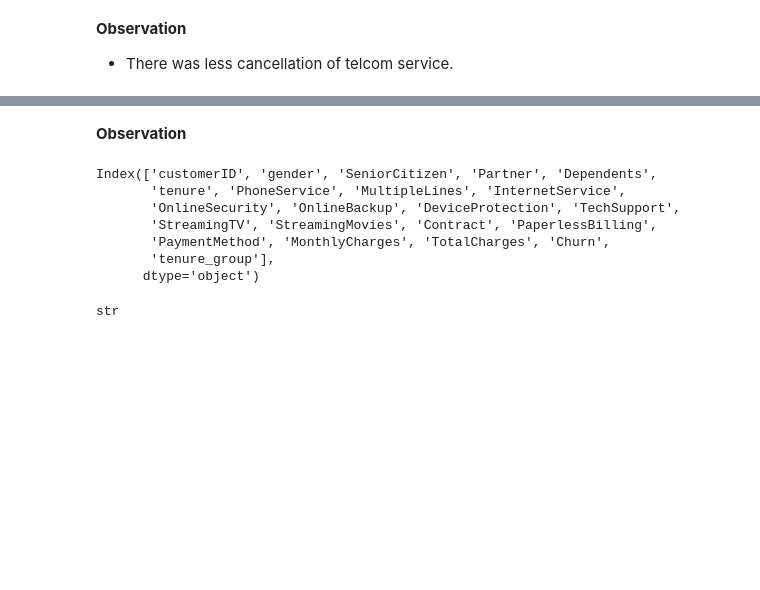
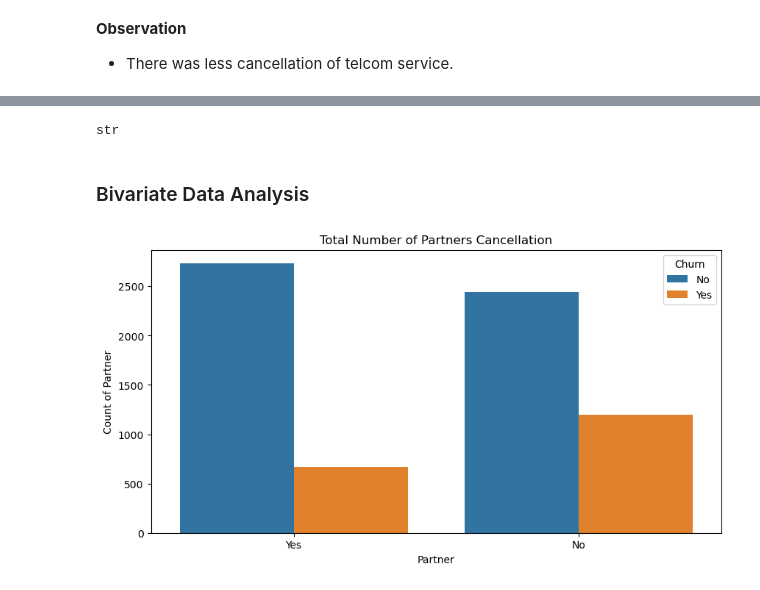
Before and after one commit to chemutai254/ML_Projects, a Jupyter notebook: Capstone_Project/CustomerChurnPrediction.ipynb, the cells around one changed output, grey strips where cells are left out. Drawn from its saved outputs; the diff is of its cells as text; code cells hidden in the pictures; blank space fills up the shorter version.

Commit message:
Data Cleaning

```diff
--- a/Capstone_Project/CustomerChurnPrediction.ipynb
+++ b/Capstone_Project/CustomerChurnPrediction.ipynb
@@ -310,18 +310,17 @@ axs[2,1].set_title("Total Charges by Contract");
-# %% [markdown]
-**Observation**
-# %%
-df1.columns
-# %% [output]
-Index(['customerID', 'gender', 'SeniorCitizen', 'Partner', 'Dependents',
-       'tenure', 'PhoneService', 'MultipleLines', 'InternetService',
-       'OnlineSecurity', 'OnlineBackup', 'DeviceProtection', 'TechSupport',
-       'StreamingTV', 'StreamingMovies', 'Contract', 'PaperlessBilling',
-       'PaymentMethod', 'MonthlyCharges', 'TotalCharges', 'Churn',
-       'tenure_group'],
-      dtype='object')
 # %%
 # df1['Churn'] = df1['Churn'].map({'yes': 1, 'No': 0})
 # %%
 type('Churn')
 # %% [output]
 str
+# %% [markdown]
+### Bivariate Data Analysis
+# %%
+# Investigating the Partner by the target feature
+plt.figure(figsize=(10,5))
+sns.countplot(x='Partner', data=df1, hue='Churn')
+plt.xlabel('Partner')
+plt.ylabel('Count of Partner')
+plt.title('Total Number of Partners Cancellation');
+# %% [output]
+[figure, added]
```
Also changed, not shown: parts of 35 cells of this notebook, 1 other file.
